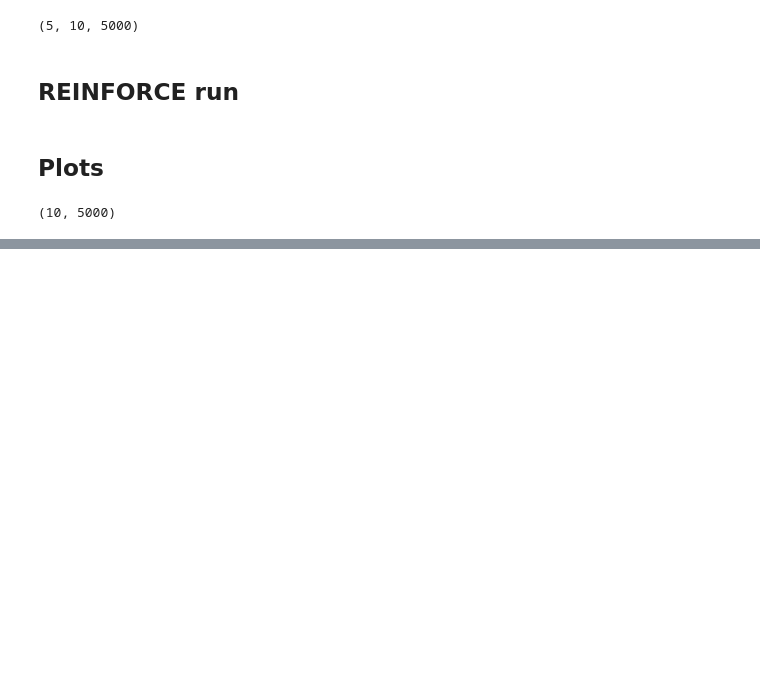
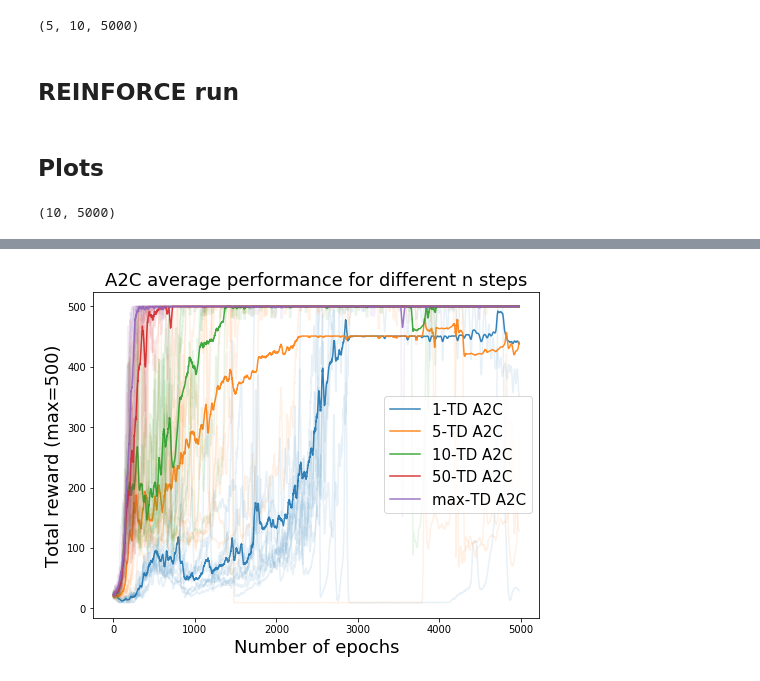
Before and after one commit to nicoladainese96/Policy-based-RL, a Jupyter notebook: Evaluation_notebook.ipynb, the cells around one changed output, grey strips where cells are left out. Cells and saved outputs as stored; diff of their text form; code cells hidden in the pictures; blank space fills up the shorter version.

```diff
--- a/Evaluation_notebook.ipynb
+++ b/Evaluation_notebook.ipynb
@@ -203,0 +188,33 @@ plt.show()
+# %%
+def plot_moving_average(x, y, average_window=20, **kwargs):
+    X = x[:-average_window]
+    Y = np.array([y[i:i+average_window].mean() for i in range(len(y)-average_window)])
+    p = plt.plot(X, Y, **kwargs)
+    return p
+# %%
+def plot_n_runs(x, y, label):
+    """
+    x.shape = (n_epochs,)
+    y.shape = (n_runs, n_epochs)
+    """
+    average = y.mean(axis=0)
+    p = plot_moving_average(x, average, alpha=0.9, label=label)
+    c = p[-1].get_color()
+    for b in range(y.shape[0]):
+        plot_moving_average(x, y[b], alpha=0.1, c=c)
+# %%
+plt.figure(figsize=(8,6))
+n_epochs = np.arange(HP_scores_b.shape[2])
+for i in range(len(HP_scores_b)):
+    if list_of_dict_b[i]['TD'] == True:
+        label = "%d-TD A2C"%list_of_dict_b[i]['n_steps']
+    else:
+        label = "max-TD A2C"
+    plot_n_runs(n_epochs, HP_scores_b[i], label=label)
+plt.title("A2C average performance for different n steps", fontsize=18)
+plt.xlabel("Number of epochs", fontsize=18)
+plt.ylabel("Total reward (max=500)", fontsize=18)
+plt.legend(fontsize = 15)
+plt.show()
+# %% [output]
+[figure, added]
```
Also changed, not shown: parts of 6 cells of this notebook, 4 other files.
